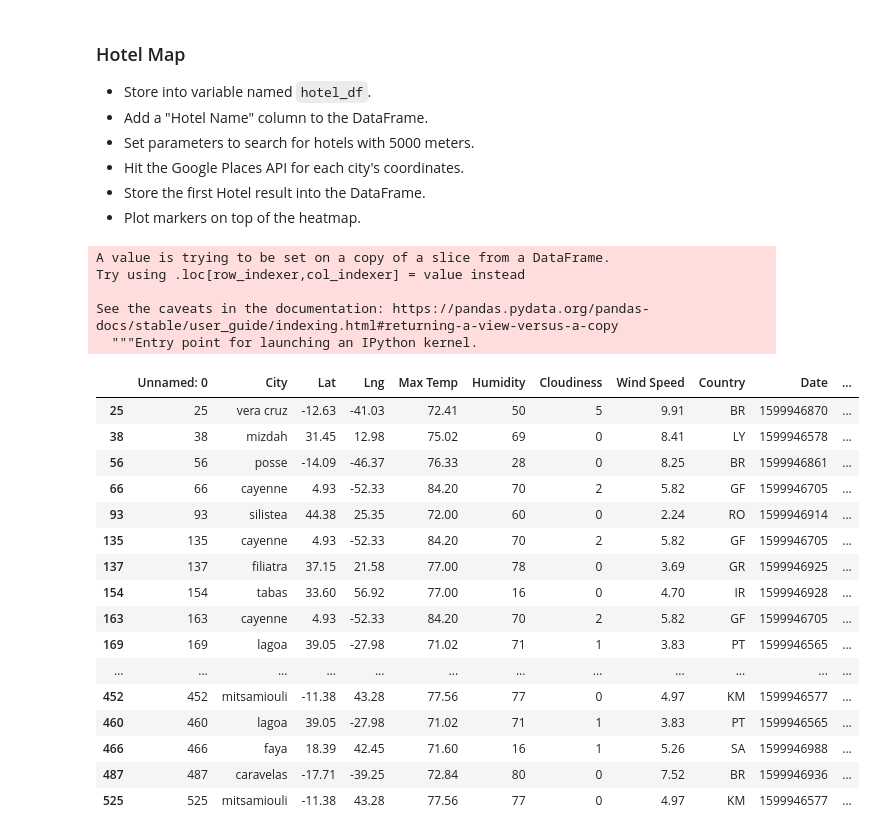
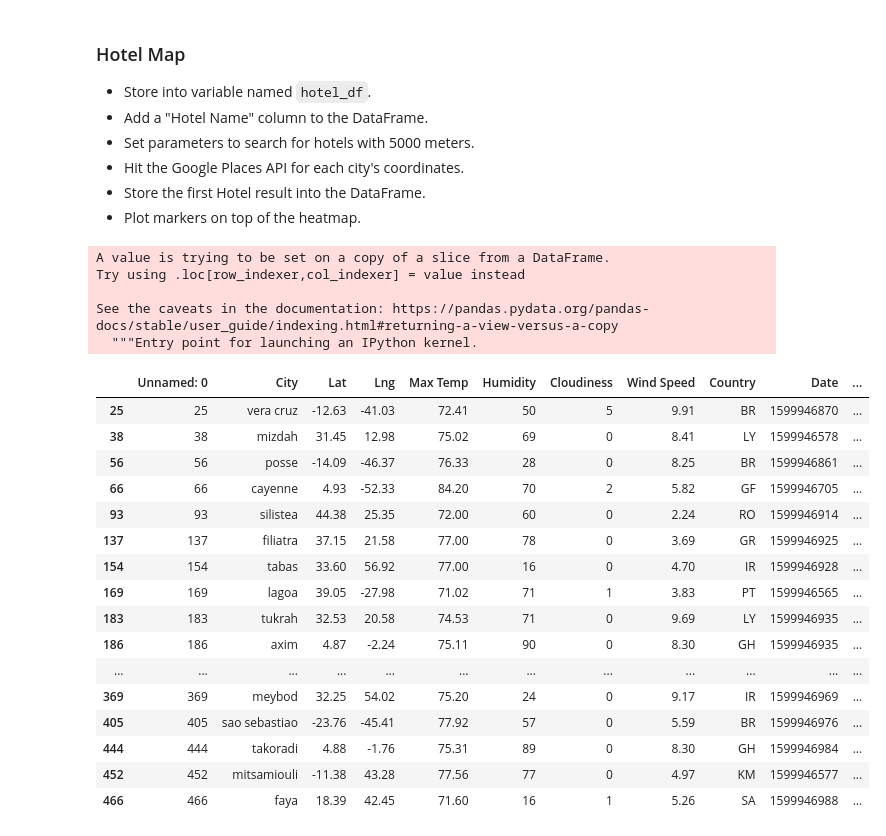
Before and after one commit to rmaher314/HW6-Python_API2, a Jupyter notebook: VacationPy/VacationPy.ipynb, the cells around one changed output. Saved outputs shown, nothing was run; the diff lists cells and outputs as text; code cells hidden in the pictures.

```diff
--- a/VacationPy/VacationPy.ipynb
+++ b/VacationPy/VacationPy.ipynb
@@ -105,27 +105,29 @@ vacation_temps_df
 # %%
 vacation_temps_df["Hotel Name"]= ""
 vacation_temps_df
+vacation_temps_nodupes_df= vacation_temps_df.drop_duplicates(subset=['City'])
+vacation_temps_nodupes_df
 # %% [output]
 A value is trying to be set on a copy of a slice from a DataFrame.
 Try using .loc[row_indexer,col_indexer] = value instead
 
 See the caveats in the documentation: https://pandas.pydata.org/pandas-docs/stable/user_guide/indexing.html#returning-a-view-versus-a-copy
   """Entry point for launching an IPython kernel.
 |  | Unnamed: 0 | City | Lat | Lng | Max Temp | Humidity | Cloudiness | Wind Speed | Country | Date | ... |
 | 25 | 25 | vera cruz | -12.63 | -41.03 | 72.41 | 50 | 5 | 9.91 | BR | 1599946870 | ... |
 | 38 | 38 | mizdah | 31.45 | 12.98 | 75.02 | 69 | 0 | 8.41 | LY | 1599946578 | ... |
 | 56 | 56 | posse | -14.09 | -46.37 | 76.33 | 28 | 0 | 8.25 | BR | 1599946861 | ... |
 | 66 | 66 | cayenne | 4.93 | -52.33 | 84.20 | 70 | 2 | 5.82 | GF | 1599946705 | ... |
 | 93 | 93 | silistea | 44.38 | 25.35 | 72.00 | 60 | 0 | 2.24 | RO | 1599946914 | ... |
-| 135 | 135 | cayenne | 4.93 | -52.33 | 84.20 | 70 | 2 | 5.82 | GF | 1599946705 | ... |
 | 137 | 137 | filiatra | 37.15 | 21.58 | 77.00 | 78 | 0 | 3.69 | GR | 1599946925 | ... |
 | 154 | 154 | tabas | 33.60 | 56.92 | 77.00 | 16 | 0 | 4.70 | IR | 1599946928 | ... |
-| 163 | 163 | cayenne | 4.93 | -52.33 | 84.20 | 70 | 2 | 5.82 | GF | 1599946705 | ... |
 | 169 | 169 | lagoa | 39.05 | -27.98 | 71.02 | 71 | 1 | 3.83 | PT | 1599946565 | ... |
+| 183 | 183 | tukrah | 32.53 | 20.58 | 74.53 | 71 | 0 | 9.69 | LY | 1599946935 | ... |
+| 186 | 186 | axim | 4.87 | -2.24 | 75.11 | 90 | 0 | 8.30 | GH | 1599946935 | ... |
 | ... | ... | ... | ... | ... | ... | ... | ... | ... | ... | ... | ... |
+| 369 | 369 | meybod | 32.25 | 54.02 | 75.20 | 24 | 0 | 9.17 | IR | 1599946969 | ... |
+| 405 | 405 | sao sebastiao | -23.76 | -45.41 | 77.92 | 57 | 0 | 5.59 | BR | 1599946976 | ... |
+| 444 | 444 | takoradi | 4.88 | -1.76 | 75.31 | 89 | 0 | 8.30 | GH | 1599946984 | ... |
 | 452 | 452 | mitsamiouli | -11.38 | 43.28 | 77.56 | 77 | 0 | 4.97 | KM | 1599946577 | ... |
-| 460 | 460 | lagoa | 39.05 | -27.98 | 71.02 | 71 | 1 | 3.83 | PT | 1599946565 | ... |
 | 466 | 466 | faya | 18.39 | 42.45 | 71.60 | 16 | 1 | 5.26 | SA | 1599946988 | ... |
-| 487 | 487 | caravelas | -17.71 | -39.25 | 72.84 | 80 | 0 | 7.52 | BR | 1599946936 | ... |
-| 525 | 525 | mitsamiouli | -11.38 | 43.28 | 77.56 | 77 | 0 | 4.97 | KM | 1599946577 | ... |
 # %%
```
Also changed, not shown: parts of 3 cells of this notebook.
